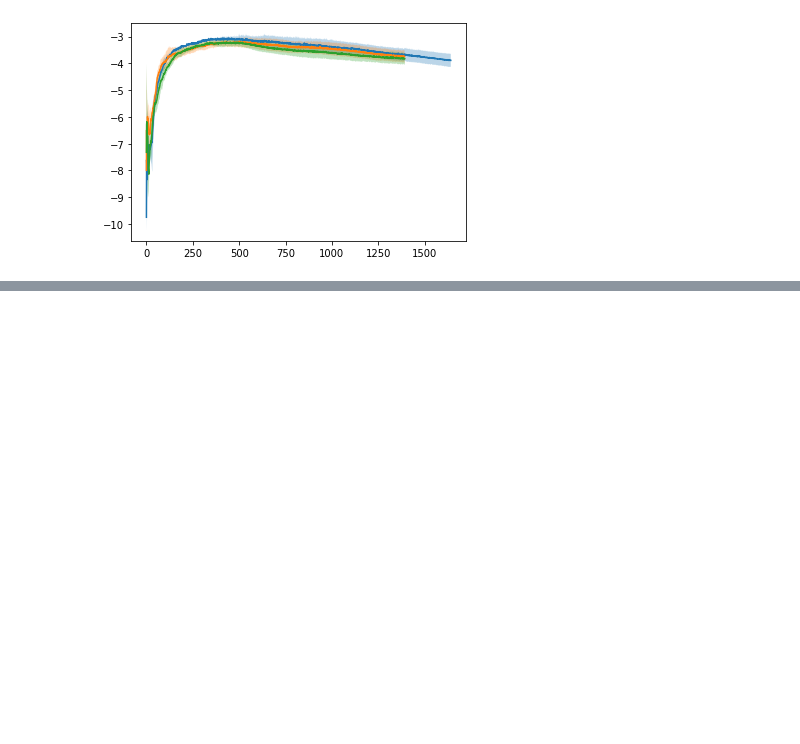
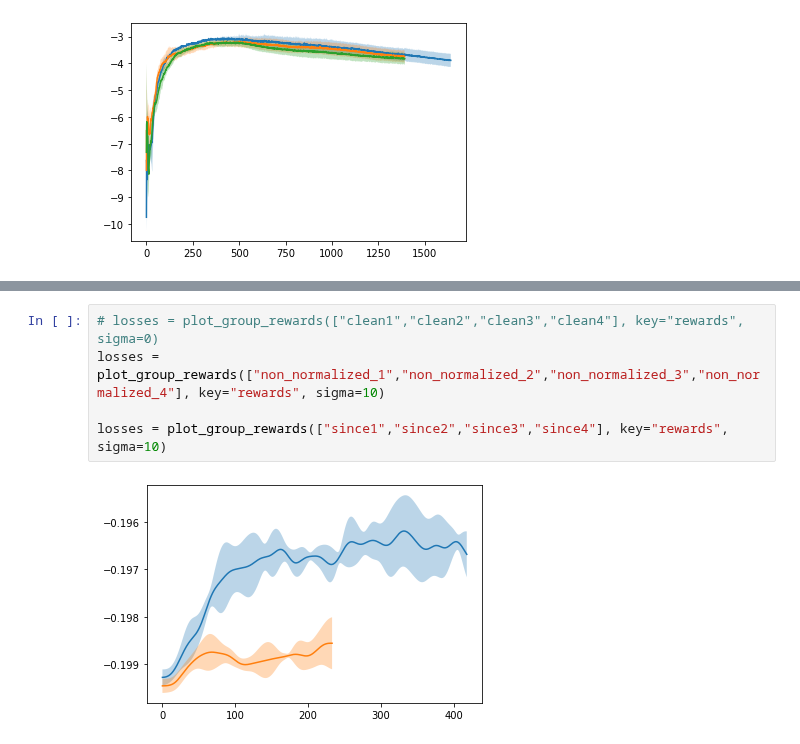
Before and after one commit to neuroailab/CuriousSamplePlanner, a Jupyter notebook: policy_learning/Policy Learning Results.ipynb, the cells around one changed output, grey strips where cells are left out. Cells and saved outputs as stored; diff of their text form; blank space fills up the shorter version.

```diff
--- a/policy_learning/Policy Learning Results.ipynb
+++ b/policy_learning/Policy Learning Results.ipynb
@@ -272,0 +273,7 @@ losses = plot_group_rewards(["clean1","clean2","clean3","clean4"], key="gail_los
+# %%
+# losses = plot_group_rewards(["clean1","clean2","clean3","clean4"], key="rewards", sigma=0)
+losses = plot_group_rewards(["non_normalized_1","non_normalized_2","non_normalized_3","non_normalized_4"], key="rewards", sigma=10)
+
+losses = plot_group_rewards(["since1","since2","since3","since4"], key="rewards", sigma=10)
+# %% [output]
+[figure, added]
```
Also changed, not shown: parts of 1 cell of this notebook, 4 other files.
